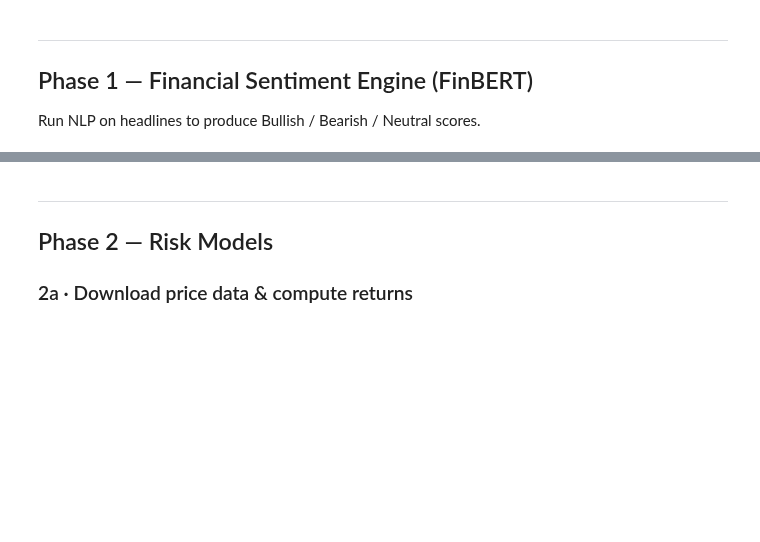
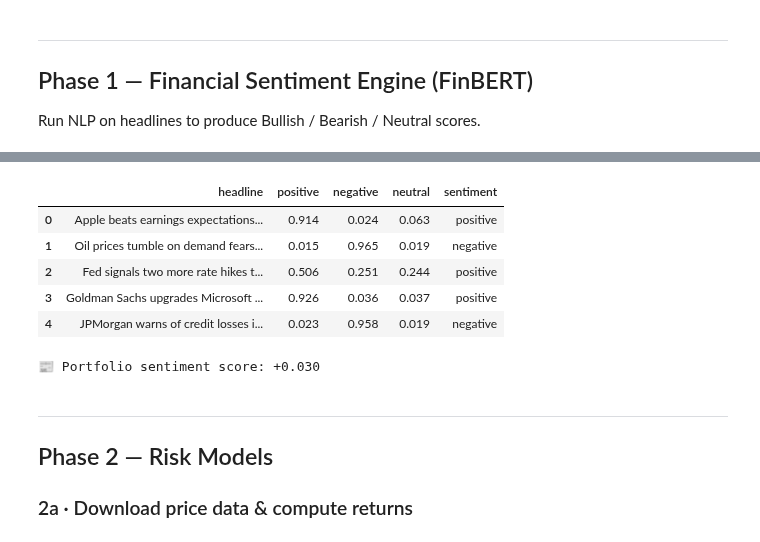
Before and after one commit to R1G12/ai-quant-risk-engine, a Jupyter notebook: notebooks/trading_risk_manager.ipynb, the cells around one changed output, grey strips where cells are left out. Saved outputs shown, nothing was run; the diff lists cells and outputs as text; code cells hidden in the pictures; blank space fills up the shorter version.

```diff
--- a/notebooks/trading_risk_manager.ipynb
+++ b/notebooks/trading_risk_manager.ipynb
@@ -47,7 +47,7 @@ headlines = [
     "JPMorgan warns of credit losses in commercial real estate",
 ]
 
-results = sentiment_pipe(headlines)
+results = sentiment_pipe(headlines, top_k=None)
 
 rows = []
 for headline, scores in zip(headlines, results):
@@ -69,3 +69,4 @@ portfolio_sentiment = (
     sentiment_df['positive'].mean() - sentiment_df['negative'].mean()
 )
 print(f'\n📰 Portfolio sentiment score: {portfolio_sentiment:+.3f}')
+# %% [output]
@@ -72,3 +74,10 @@ print(f'\n📰 Portfolio sentiment score: {portfolio_sentiment:+.3f}')
+|  | headline | positive | negative | neutral | sentiment |
+| 0 | Apple beats earnings expectations... | 0.914 | 0.024 | 0.063 | positive |
+| 1 | Oil prices tumble on demand fears... | 0.015 | 0.965 | 0.019 | negative |
+| 2 | Fed signals two more rate hikes t... | 0.506 | 0.251 | 0.244 | positive |
+| 3 | Goldman Sachs upgrades Microsoft ... | 0.926 | 0.036 | 0.037 | positive |
+| 4 | JPMorgan warns of credit losses i... | 0.023 | 0.958 | 0.019 | negative |
+📰 Portfolio sentiment score: +0.030
 # %% [markdown]
 ---
 ## Phase 2 — Risk Models
```
Also changed, not shown: parts of 9 cells of this notebook, 1 other file.
